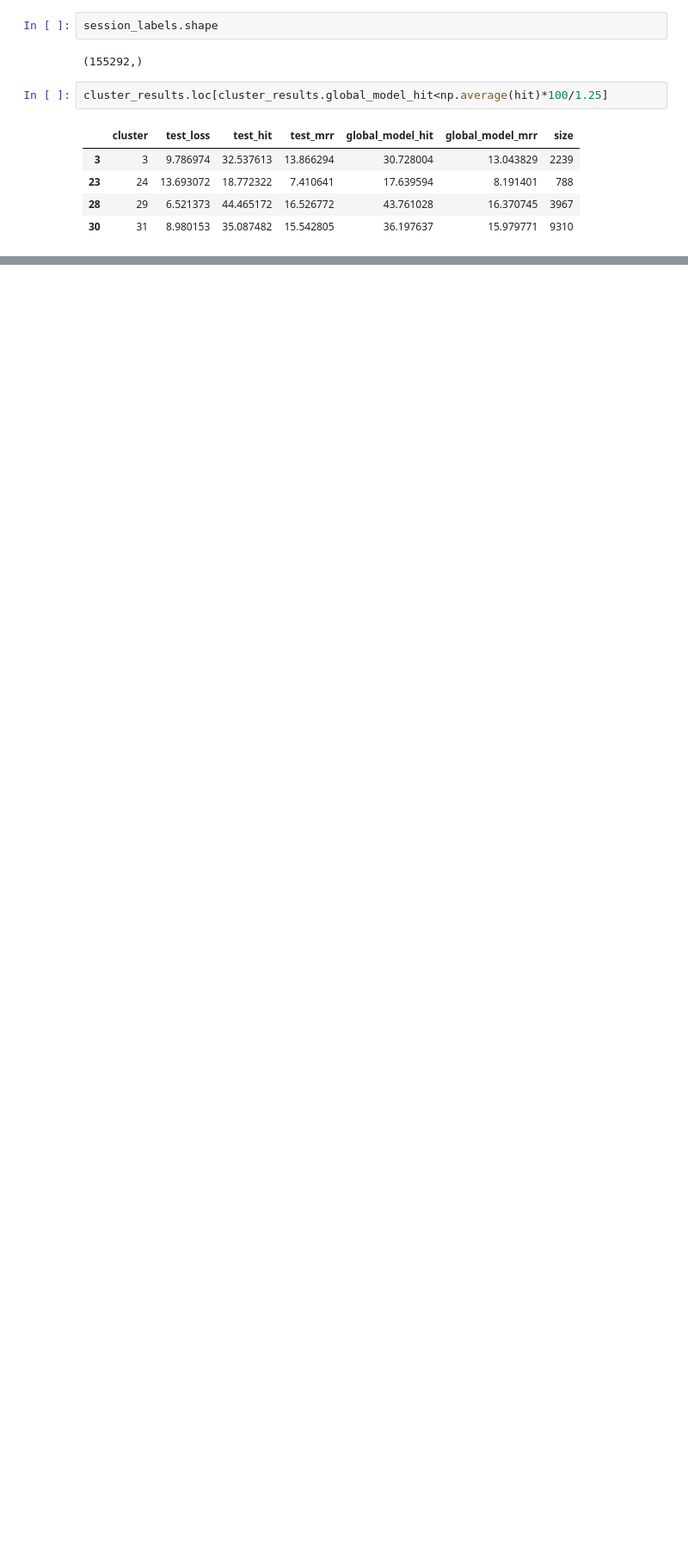
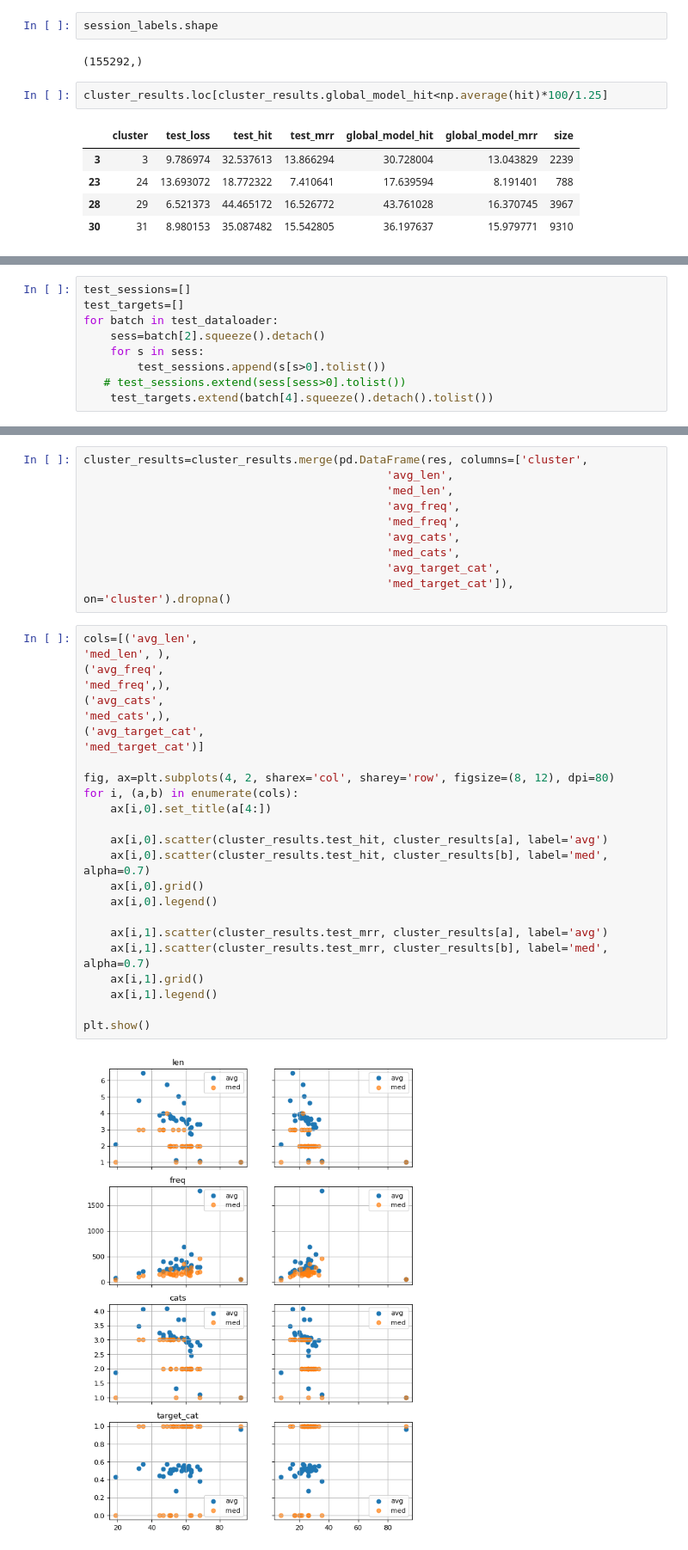
Before and after one commit to kpuchalskixiv/GNN_Master, a Jupyter notebook: srgnn/test_gm_switch_case.ipynb, the cells around one changed output, grey strips where cells are left out. Shown at 86% size. Cells and saved outputs as stored; diff of their text form; blank space fills up the shorter version.

```diff
--- a/srgnn/test_gm_switch_case.ipynb
+++ b/srgnn/test_gm_switch_case.ipynb
@@ -397,0 +424,9 @@ cluster_results.loc[cluster_results.global_model_hit<np.average(hit)*100/1.25]
+# %%
+test_sessions=[]
+test_targets=[]
+for batch in test_dataloader:
+    sess=batch[2].squeeze().detach()
+    for s in sess:
+        test_sessions.append(s[s>0].tolist())
+   # test_sessions.extend(sess[sess>0].tolist())
+    test_targets.extend(batch[4].squeeze().detach().tolist())
@@ -397,0 +480,37 @@ cluster_results.loc[cluster_results.global_model_hit<np.average(hit)*100/1.25]
+# %%
+cluster_results=cluster_results.merge(pd.DataFrame(res, columns=['cluster',
+                                             'avg_len',
+                                             'med_len',
+                                             'avg_freq',
+                                             'med_freq',
+                                             'avg_cats',
+                                             'med_cats',
+                                             'avg_target_cat',
+                                             'med_target_cat']), on='cluster').dropna()
+# %%
+cols=[('avg_len',
+'med_len', ),
+('avg_freq',
+'med_freq',),
+('avg_cats',
+'med_cats',),
+('avg_target_cat',
+'med_target_cat')]
+
+fig, ax=plt.subplots(4, 2, sharex='col', sharey='row', figsize=(8, 12), dpi=80)
+for i, (a,b) in enumerate(cols):
+    ax[i,0].set_title(a[4:])
+
+    ax[i,0].scatter(cluster_results.test_hit, cluster_results[a], label='avg')
+    ax[i,0].scatter(cluster_results.test_hit, cluster_results[b], label='med', alpha=0.7)
+    ax[i,0].grid()
+    ax[i,0].legend()
+
+    ax[i,1].scatter(cluster_results.test_mrr, cluster_results[a], label='avg')
+    ax[i,1].scatter(cluster_results.test_mrr, cluster_results[b], label='med', alpha=0.7)
+    ax[i,1].grid()
+    ax[i,1].legend()
+
+plt.show()
+# %% [output]
+[figure, added]
```
Also changed, not shown: parts of 9 cells of this notebook.
